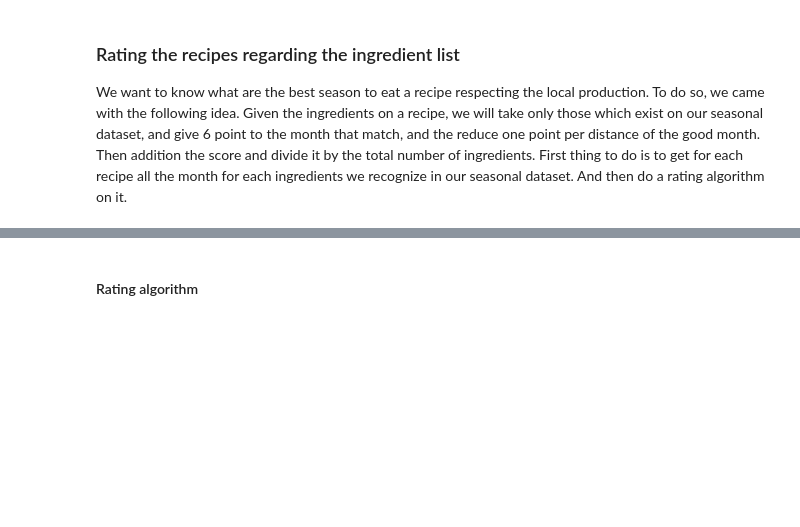
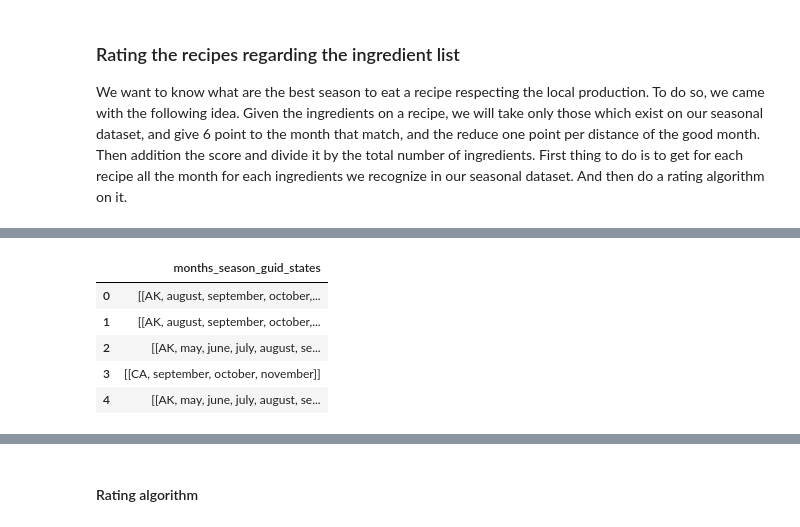
Before and after one commit to csbenz/ada, a Jupyter notebook: project/Project_test.ipynb, the cells around one changed output, grey strips where cells are left out. Drawn from its saved outputs; the diff is of its cells as text; code cells hidden in the pictures; blank space fills up the shorter version.

```diff
--- a/project/Project_test.ipynb
+++ b/project/Project_test.ipynb
@@ -447,0 +503,9 @@ months_eat.head()
+# %%
+months_season_states.head()
+# %% [output]
+|  | months_season_guid_states |
+| 0 | [[AK, august, september, october,... |
+| 1 | [[AK, august, september, october,... |
+| 2 | [[AK, may, june, july, august, se... |
+| 3 | [[CA, september, october, november]] |
+| 4 | [[AK, may, june, july, august, se... |
```
Also changed, not shown: parts of 8 cells of this notebook.
